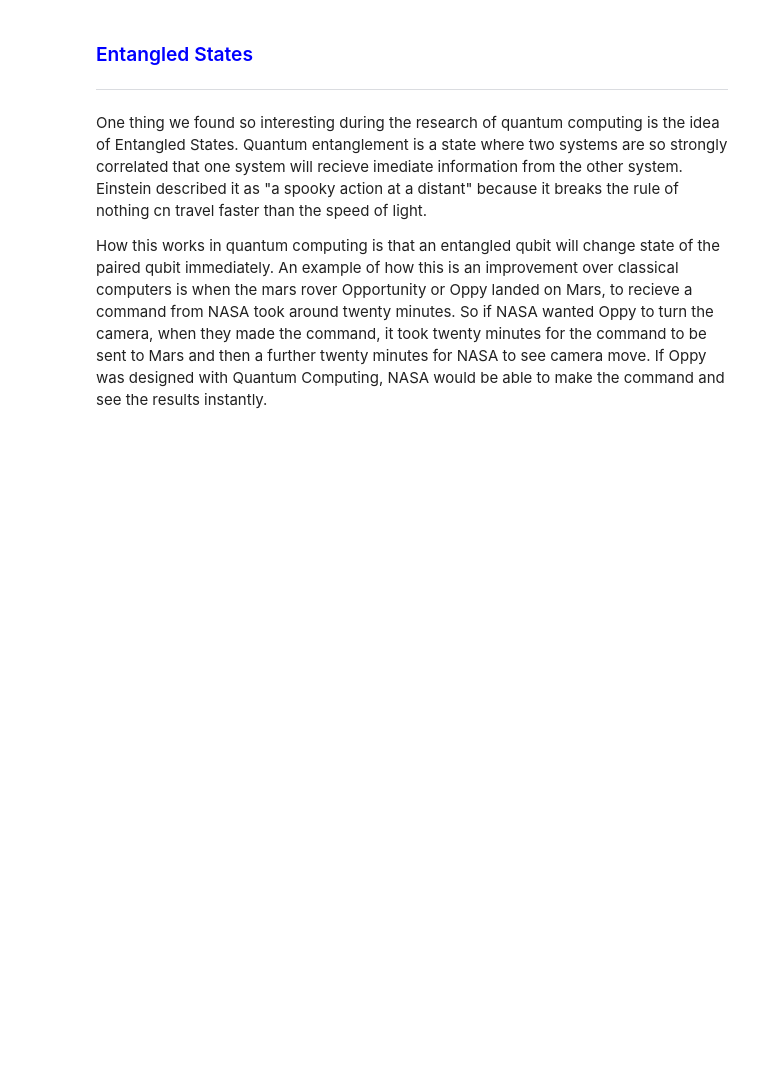
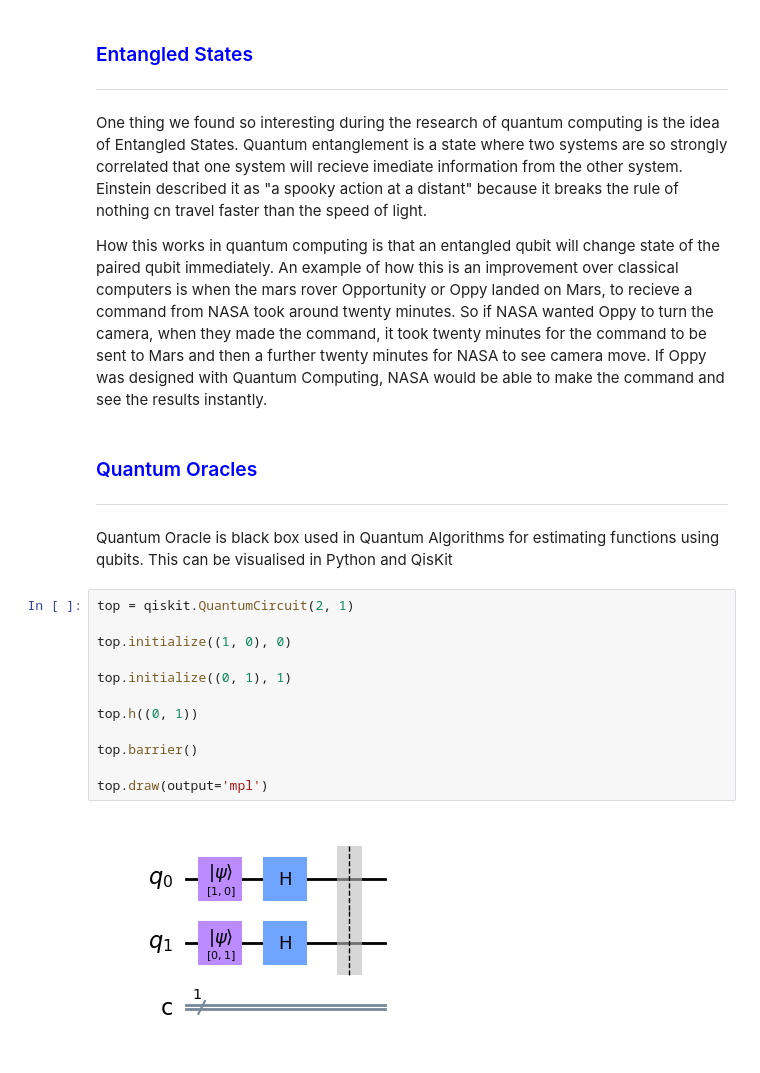
Before and after one commit to adamdalton155/EmergingTechRepoFinal, a Jupyter notebook: Topic Five.ipynb, the cells around one changed output. Drawn from its saved outputs; the diff is of its cells as text; blank space fills up the shorter version.

Commit message:
Added section on quantum oracles

```diff
--- a/Topic Five.ipynb
+++ b/Topic Five.ipynb
@@ -222,3 +222,22 @@ The problem with Quantum Computing (apart from what we have already discussed) i
 One thing we found so interesting during the research of quantum computing is the idea of Entangled States. Quantum entanglement is a state where two systems are so strongly correlated that one system will recieve imediate information from the other system. Einstein described it as "a spooky action at a distant" because it breaks the rule of nothing cn travel faster than the speed of light.
 
 How this works in quantum computing is that an entangled qubit will change state of the paired qubit immediately. An example of how this is an improvement over classical computers is when the mars rover Opportunity or Oppy landed on Mars, to recieve a command from NASA took around twenty minutes. So if NASA wanted Oppy to turn the camera, when they made the command, it took twenty minutes for the command to be sent to Mars and then a further twenty minutes for NASA to see camera move. If Oppy was designed with Quantum Computing, NASA would be able to make the command and see the results instantly.
+# %% [markdown]
+<font color=blue><h3>Quantum Oracles</h3>
+<hr>
+# %% [markdown]
+Quantum Oracle is black box used in Quantum Algorithms for estimating functions using qubits. This can be visualised in Python and QisKit
+# %%
+top = qiskit.QuantumCircuit(2, 1)
+
+top.initialize((1, 0), 0)
+
+top.initialize((0, 1), 1)
+
+top.h((0, 1))
+
+top.barrier()
+
+top.draw(output='mpl')
+# %% [output]
+[figure, added]
```
Also changed, not shown: parts of 21 cells of this notebook.
